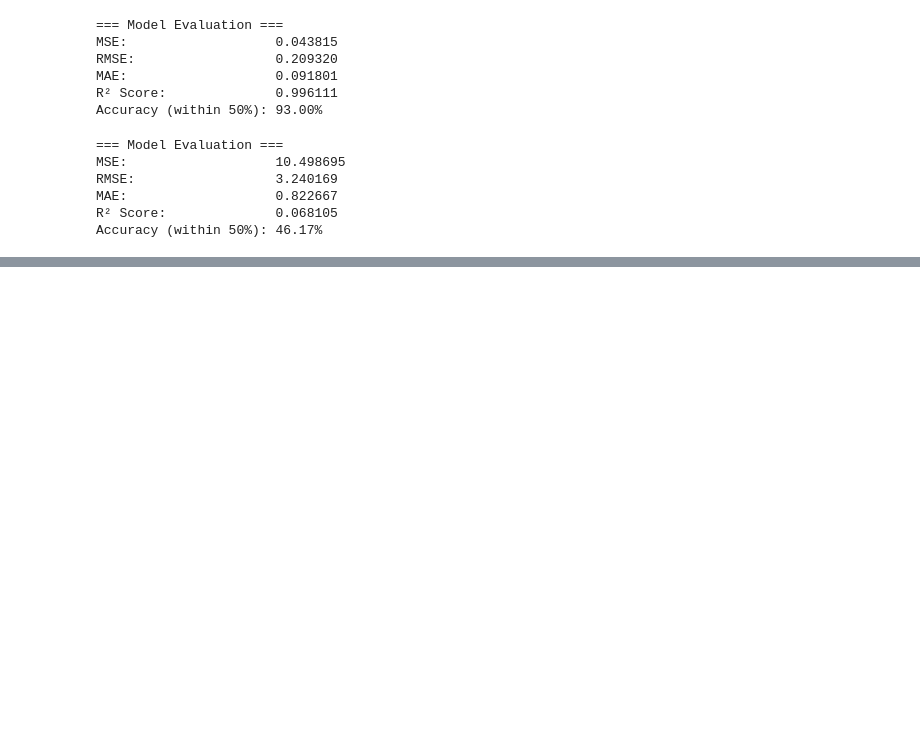
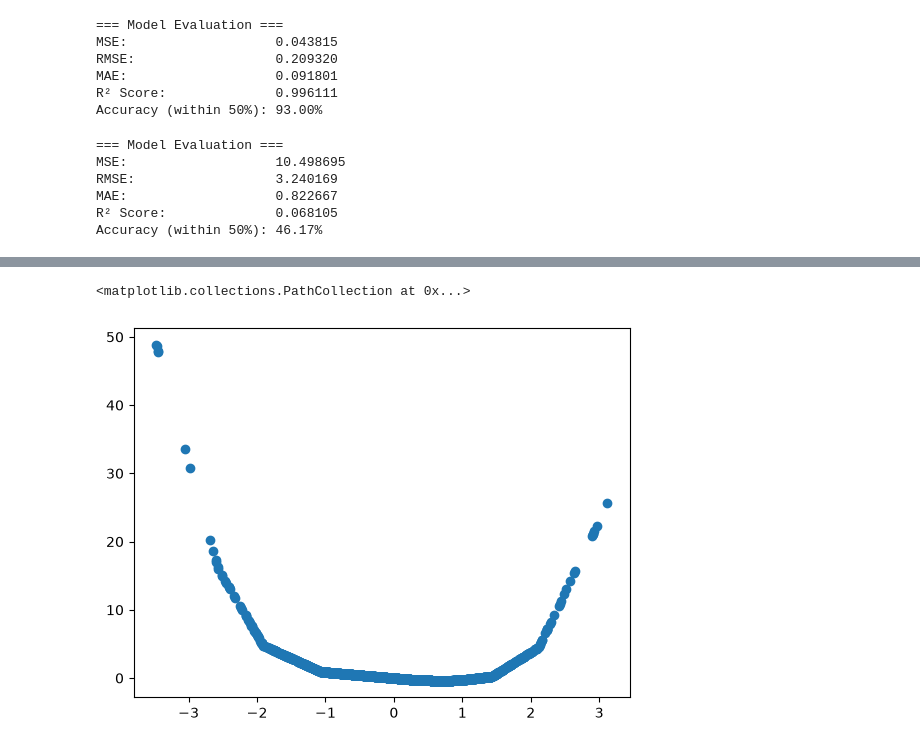
Before and after one commit to Mohamedboukerche22/simple-llm, a Jupyter notebook: numpy_model.ipynb, the cells around one changed output, grey strips where cells are left out. Cells and saved outputs as stored; diff of their text form; code cells hidden in the pictures; blank space fills up the shorter version.

```diff
--- a/numpy_model.ipynb
+++ b/numpy_model.ipynb
@@ -302,0 +314,5 @@ Accuracy (within 50%): 46.17%
+# %%
+plt.scatter(Train_X,predictions_2)
+# %% [output]
+<matplotlib.collections.PathCollection at 0x...>
+[figure, added]
```
Also changed, not shown: parts of 4 cells of this notebook.
